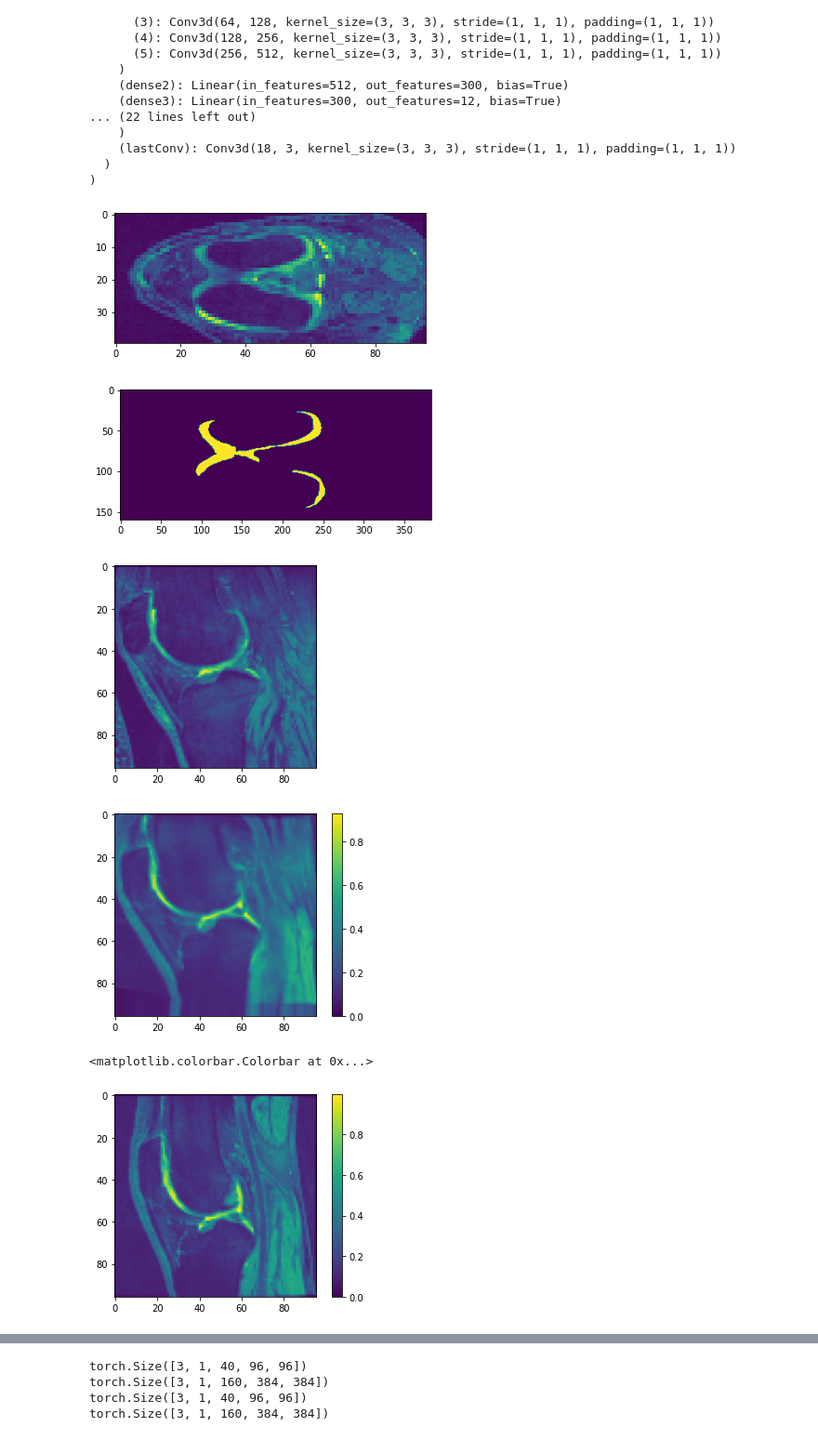
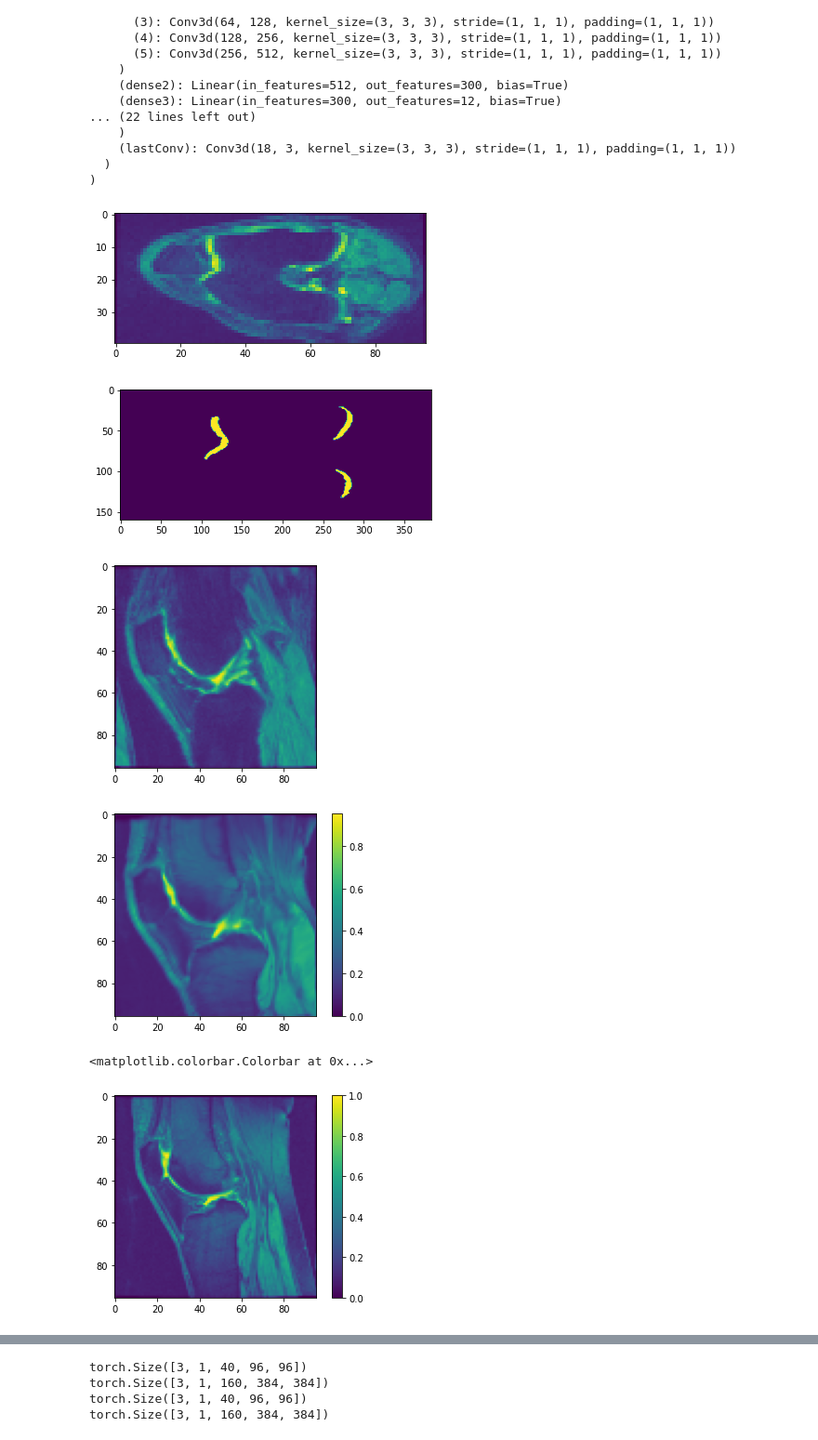
Before and after one commit to HastingsGreer/InverseConsistency, a Jupyter notebook: notebooks/InvestigateAffineDeformableKnee.ipynb, the cells around one changed output, grey strips where cells are left out. Shown at 93% size. Cells and saved outputs as stored; diff of their text form; code cells hidden in the pictures.

```diff
--- a/notebooks/InvestigateAffineDeformableKnee.ipynb
+++ b/notebooks/InvestigateAffineDeformableKnee.ipynb
@@ -195,27 +195,28 @@ moving_image, moving_cartilage = make_test_batch()
 # %%
 net(moving_image, fixed_image)
 
-N =1
+N +=1
+N %= 3
 S =46
 plt.imshow(moving_image[N, 0, :, S].cpu())
 plt.show()
 plt.imshow(moving_cartilage[N, 0, :, S * 4].cpu())
 plt.show()
 
 plt.imshow(moving_image[N, 0, 16].detach().cpu())
 plt.show()
 plt.imshow(net.warped_image_B[N, 0, 16].detach().cpu())
 plt.colorbar()
 plt.show()
 plt.imshow(fixed_image[N, 0, 16].cpu())
 plt.colorbar()
 # %% [output]
-[figure, old version]
+[figure, new version]
-[figure, old version]
+[figure, new version]
-[figure, old version]
+[figure, new version]
-[figure, old version]
+[figure, new version]
 <matplotlib.colorbar.Colorbar at 0x...>
-[figure, old version]
+[figure, new version]
 # %%
 fat_phi = torch.nn.Upsample(size=moving_cartilage.size()[2:], mode="trilinear")(net.phi_AB[:, :3])
 sz = np.array(fat_phi.size())
```
Also changed, not shown: parts of 5 cells of this notebook, 5 other files.
